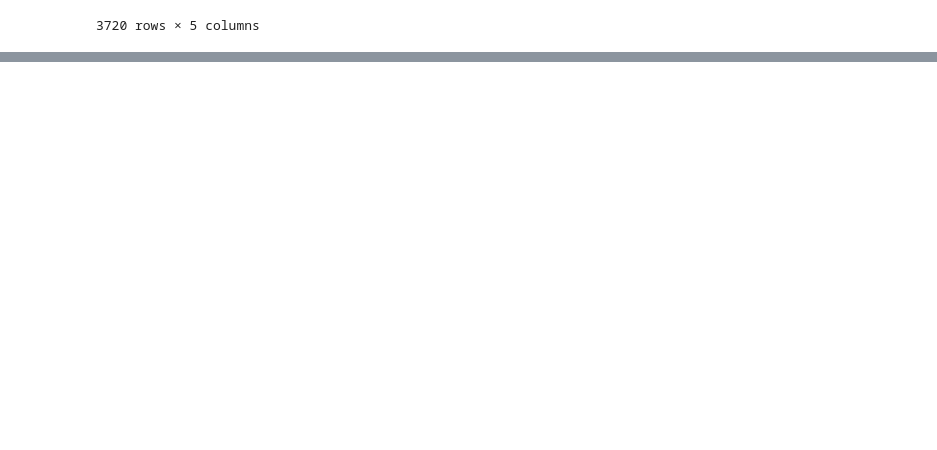
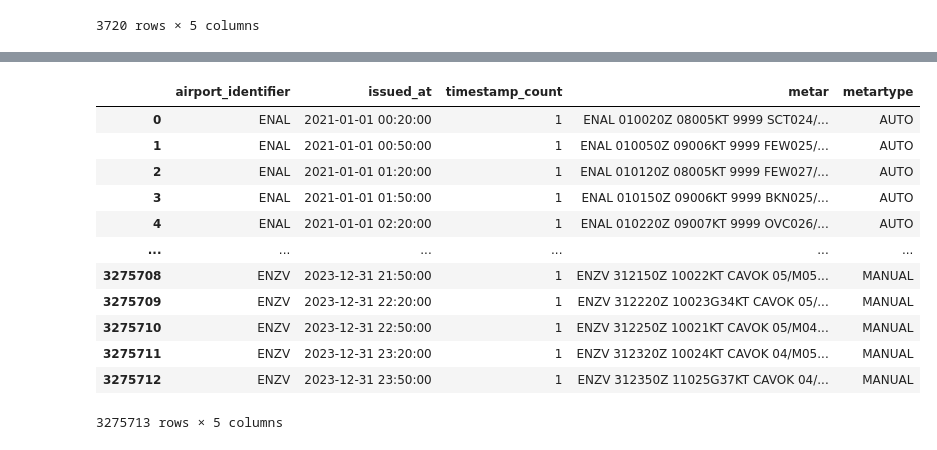
Before and after one commit to tomaloki/2024_msc_tonje_metar, a Jupyter notebook: 00_prepare_training_data.ipynb, the cells around one changed output, grey strips where cells are left out. Saved outputs shown, nothing was run; the diff lists cells and outputs as text; code cells hidden in the pictures; blank space fills up the shorter version.

```diff
--- a/00_prepare_training_data.ipynb
+++ b/00_prepare_training_data.ipynb
@@ -171,0 +168,6 @@ final_result
+# %%
+# Replace NaN with MANUAL
+metar_data['metartype'].fillna('MANUAL', inplace=True)
+# %%
+# Adjusting width of column to display the whole metar message
+pd.set_option('display.max_colwidth', None)
@@ -171,0 +191,19 @@ final_result
+# %%
+timestamp_counts = metar_data.groupby(['airport_identifier', 'issued_at']).size().reset_index(name='timestamp_count')
+metar_data = pd.merge(timestamp_counts, metar_data, on=['airport_identifier', 'issued_at'], how='left')
+# %%
+metar_data
+# %% [output]
+|  | airport_identifier | issued_at | timestamp_count | metar | metartype |
+| 0 | ENAL | 2021-01-01 00:20:00 | 1 | ENAL 010020Z 08005KT 9999 SCT024/... | AUTO |
+| 1 | ENAL | 2021-01-01 00:50:00 | 1 | ENAL 010050Z 09006KT 9999 FEW025/... | AUTO |
+| 2 | ENAL | 2021-01-01 01:20:00 | 1 | ENAL 010120Z 08005KT 9999 FEW027/... | AUTO |
+| 3 | ENAL | 2021-01-01 01:50:00 | 1 | ENAL 010150Z 09006KT 9999 BKN025/... | AUTO |
+| 4 | ENAL | 2021-01-01 02:20:00 | 1 | ENAL 010220Z 09007KT 9999 OVC026/... | AUTO |
+| ... | ... | ... | ... | ... | ... |
+| 3275708 | ENZV | 2023-12-31 21:50:00 | 1 | ENZV 312150Z 10022KT CAVOK 05/M05... | MANUAL |
+| 3275709 | ENZV | 2023-12-31 22:20:00 | 1 | ENZV 312220Z 10023G34KT CAVOK 05/... | MANUAL |
+| 3275710 | ENZV | 2023-12-31 22:50:00 | 1 | ENZV 312250Z 10021KT CAVOK 05/M04... | MANUAL |
+| 3275711 | ENZV | 2023-12-31 23:20:00 | 1 | ENZV 312320Z 10024KT CAVOK 04/M05... | MANUAL |
+| 3275712 | ENZV | 2023-12-31 23:50:00 | 1 | ENZV 312350Z 11025G37KT CAVOK 04/... | MANUAL |
+3275713 rows × 5 columns
```
Also changed, not shown: parts of 12 cells of this notebook, 1 other file.
